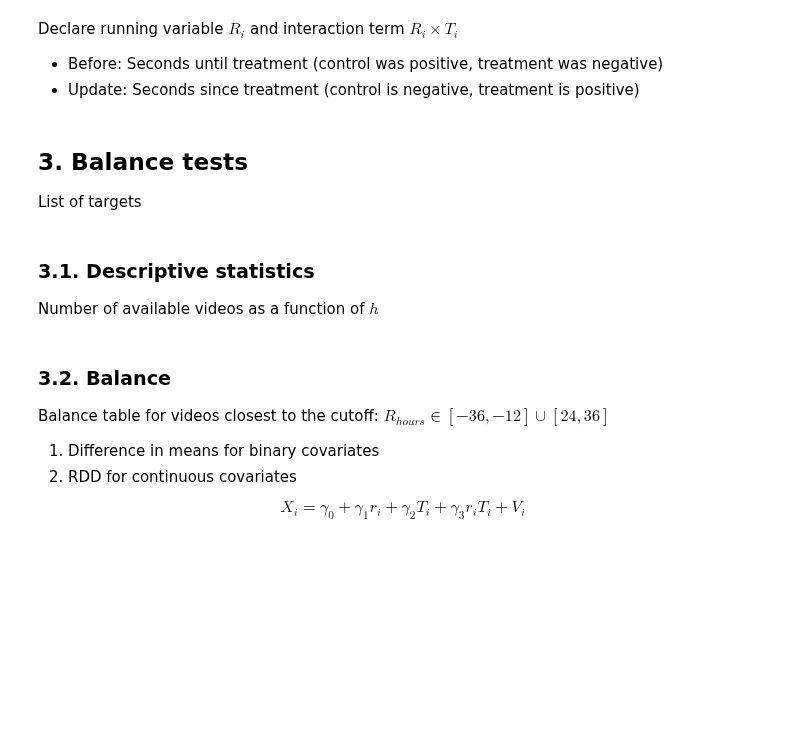
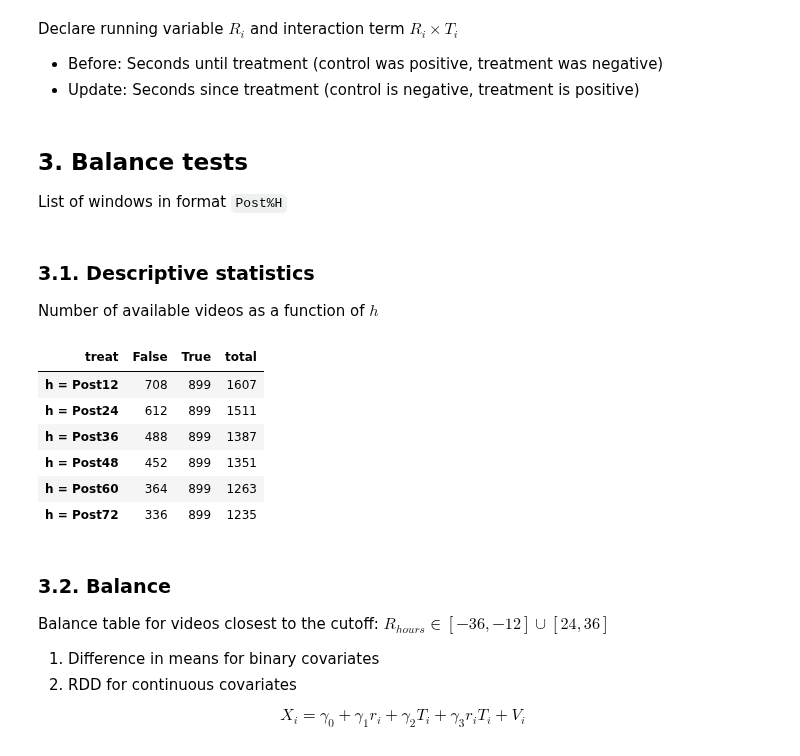
Before and after one commit to ArturoSbr/youtube-dislike-count, a Jupyter notebook: cod/02_analysis/01_analysis.ipynb, the cells around one changed output. Drawn from its saved outputs; the diff is of its cells as text; code cells hidden in the pictures; blank space fills up the shorter version.

```diff
--- a/cod/02_analysis/01_analysis.ipynb
+++ b/cod/02_analysis/01_analysis.ipynb
@@ -77,20 +77,25 @@ df['publishedAt'] = pd.to_datetime(df['publishedAt'], format='%Y-%m-%dT%H:%M:%SZ
 start = pd.Timestamp('2021-11-10 00:00:00')
 
 # Time windows
-windows = np.arange(12, 72+1, 12)
+hours = np.arange(12, 72+1, 12)
 
 # Init dict in which to store masks
 donuts = {}
 
 # Iterate over time windows
-for h in windows:
+for h in hours:
 
     # Set max time of upload before treatment
     lim = start - pd.Timedelta(hours=h)
 
     # Current mask
     d = {
-        h: ((df['publishedAt'] > lim) | (df['publishedAt'] >= '2021-11-11')).values
+        h:(
+            # Pre-treatment
+            df['publishedAt'].le(lim) |
+            # Post treatment
+            df['publishedAt'].ge('2021-11-11')
+        )
     }
 
     # Append masks to empty dict
@@ -111,7 +123,7 @@ df['definition'] = df['definition'].replace({'sd':'0','hd':'1'}).astype(int)
 Create targets from counters
 # %%
 # Create all targets
-for h in windows:
+for h in hours:
 
     # NCRs
     df[f'ncr1Post{h}'] = df[f'post{h}CommentsNeg1'] / df[f'post{h}CommentsNum'].replace(0, 1)
@@ -217,5 +231,5 @@ df['r'] = (df['publishedAt'] - pd.Timestamp('2021-11-10')).dt.total_seconds()
 df['rTreat'] = df['r'].multiply(df['treat'])
 # %% [markdown]
 ## 3. Balance tests
-List of targets
+List of windows in format `Post%H`
 # %%
@@ -224,39 +238,47 @@ postH = [f'Post{h}' for h in windows]
 ### 3.1. Descriptive statistics
 Number of available videos as a function of $h$
 # %%
-# All post{h}CommentsNum
-cols = [f'post{str(h)}CommentsNum' for h in windows]
+# All post%HCommentsNum columns
+cols = [f'post{str(h)}CommentsNum' for h in hours]
 
 # Merge to get videoId & post{h}CommentsNum (full list of videos!)
 t = pd.merge(d1[['videoId','publishedAt']], d3[['videoId'] + cols], on='videoId', how='left')
 
 # publishedAt to Timestamp
 t['publishedAt'] = pd.to_datetime(t['publishedAt'], format='%Y-%m-%dT%H:%M:%SZ')
 
-# Create C&T groups
-t['treat'] = (t['publishedAt'] >= '2021-11-10').astype(int)
+# Create pre & post groups
+t['treat'] = t['publishedAt'] >= '2021-11-10'
 
-# Count available videos per window (window not overlapping with fuzzy day)
-for h, col in zip(windows, cols):
+# Mask each column to avoid overlap with 2021-11-10
+for h, col in zip(hours, cols):
     t[col] = (t['publishedAt'] <= pd.Timestamp('2021-11-10') - pd.Timedelta(hours=h)) | (t['publishedAt'] >= '2021-11-11')
 
-# Group by treatment and get total videos and videos(h)
+# Group by treatment and get counts
 t = t.groupby('treat').agg(dict(zip(cols, ['sum']*7))).transpose()
 
 # Total number of videos column
 t['total'] = t.sum(axis=1)
 
 # Format
 t.index = ['h = ' + str(h) for h in windows]
 t
 
 # To latex
 # print(
 #    t.to_latex(
 #         caption='Number of available videos before and after November 10, 2021 for different values of $h$',
 #         label='tab_dat_nobs'
 #     )
 # )
+# %% [output]
+| treat | False | True | total |
+| h = Post12 | 708 | 899 | 1607 |
+| h = Post24 | 612 | 899 | 1511 |
+| h = Post36 | 488 | 899 | 1387 |
+| h = Post48 | 452 | 899 | 1351 |
+| h = Post60 | 364 | 899 | 1263 |
+| h = Post72 | 336 | 899 | 1235 |
 # %% [markdown]
 ### 3.2. Balance
 
```
Also changed, not shown: parts of 10 cells of this notebook.
